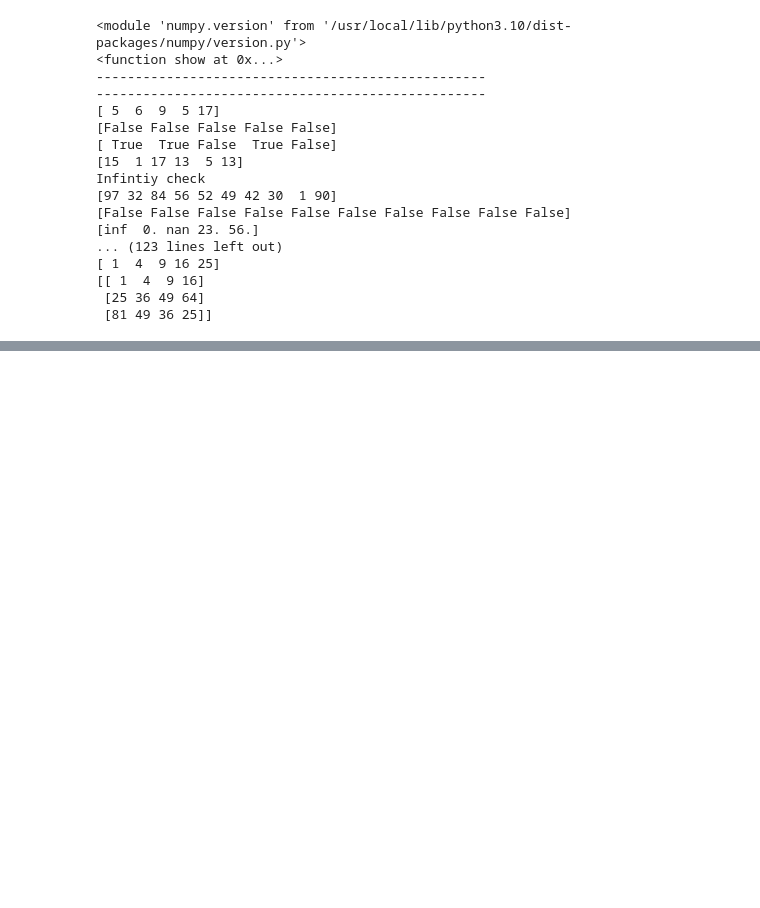
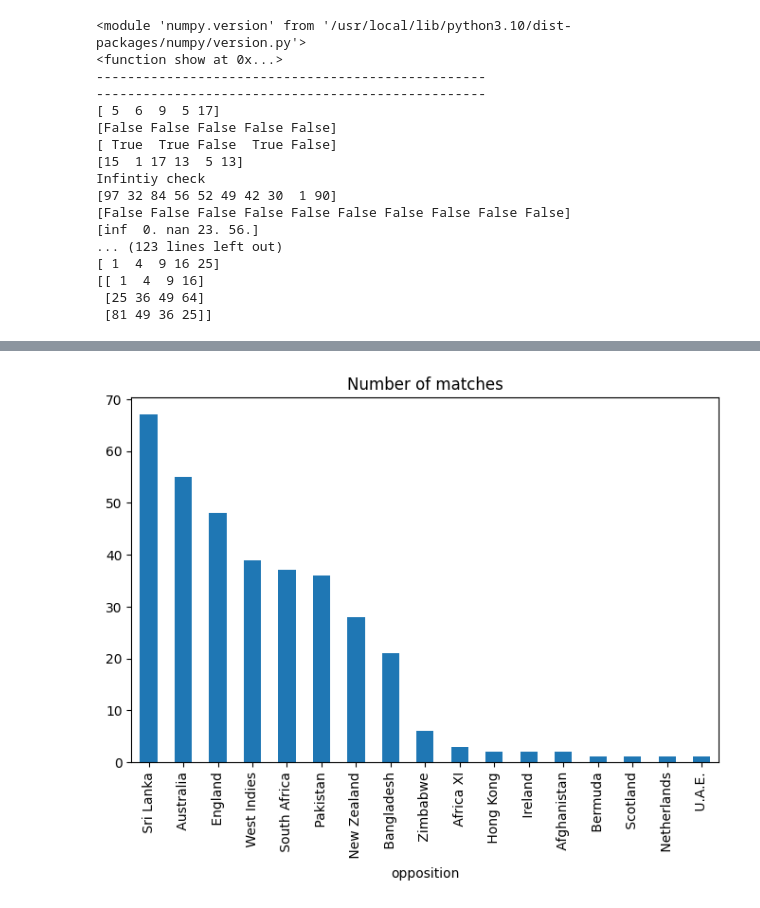
Before and after one commit to abhishekmali9191/Data-Analytics-, a Jupyter notebook: DataAnalytics.ipynb, the cells around one changed output, grey strips where cells are left out. Cells and saved outputs as stored; diff of their text form; code cells hidden in the pictures; blank space fills up the shorter version.

```diff
--- a/DataAnalytics.ipynb
+++ b/DataAnalytics.ipynb
@@ -501,3 +501,75 @@ Infintiy check
 [[ 1  4  9 16]
  [25 36 49 64]
  [81 49 36 25]]
+# %%
+import numpy as np
+import pandas as pd
+import matplotlib.pyplot as plt
+df = pd.read_csv('/content/MS_Dhoni_ODI_record.csv')
+
+#Basic Check
+print(df.head())
+print(df.tail())
+
+# replace v in opposition  [Data cleaning ]
+df['opposition'] = df['opposition'].str.replace('v','',regex=False) # method1
+# df['opposition'] =df['opposition'].apply(lambda x: x[2:])  # method2
+
+
+df['date'] = pd.to_datetime(df['date'], dayfirst= True)
+df['Year'] = df['date'].dt.year.astype(int)
+
+# df['date'] = pd.to_datetime(df['date'])
+# batting avg = total runs scored /(Innigs count - not outs count)
+
+df['score'] = df['score'].apply(str)
+df['not_out'] = np.where(df['score'].str.endswith('*'),1,0)
+df.drop(columns='odi_number',inplace=True)
+
+#droping those innings where Dhoni did not bat and storing in a new DataFrame
+#Take all the columns , start with runs_scored
+df_new = df.loc[((df['score'] != 'DNB')& (df['score'] != 'TDNB')), 'runs_scored':]
+print(df_new.head())
+
+#Defining proper Datatypes...
+df_new['runs_scored']= df_new['runs_scored'].astype(int)
+df_new['balls_faced']= df_new['balls_faced'].astype(int)
+df_new['strike_rate']= df_new['strike_rate'].astype(float)
+df_new['fours']= df_new['fours'].astype(int)
+df_new['sixes']= df_new['sixes'].astype(int)
+
+#Career Stat
+first_match_date = df['date'].dt.date.min().strftime('%B %d, %Y')    # First Match    # %B is use to give us month
+print('First match date : ',first_match_date)
+
+last_match_date = df['date'].dt.date.max().strftime('%B %d, %Y')    # last Match    # %B is use to give us month
+print('Last match date : ',last_match_date)
+
+number_of_matches = df.shape[0]  # number of matches played in career
+print("Number of matches played : ",number_of_matches)
+number_of_inns = df_new.shape[0]  # number of innings
+print("Number of innings played : ",number_of_inns)
+
+ball_faced = df_new['balls_faced'].sum()
+runs_scored = df_new['runs_scored'].sum()    #runs scored in carrer
+print("Run scored in carrer is : ",runs_scored)
+print("Ball faced in carrer is : ",ball_faced)
+
+carrer_sr = (runs_scored/ball_faced)*100  # career strike rate
+print('Career Strike rate is : {:.2f}'.format(carrer_sr))
+
+hundreds = (df_new['runs_scored'] >=100).sum()
+print('Number of 100s: ', hundreds)
+
+fifties = ((df_new['runs_scored']>=50) & (df_new['runs_scored'] <100)).sum()
+print('Number of Fifties : ',fifties)
+
+#number of matches played against different opposition
+#Counts the occurences of each unique values in the 'opposition' columns
+#opposition_count will be a series with a labeled index as opposition
+opposition_count= df['opposition'].value_counts()
+print(opposition_count)
+#Plot the count as a bar plot
+opposition_count.plot(kind='bar',title = "Number of matches", figsize=(8,5))
+plt.show()
+# %% [output]
@@ -503,0 +593 @@ Infintiy check
+[figure, added]
```
Also changed, not shown: parts of 3 cells of this notebook.
